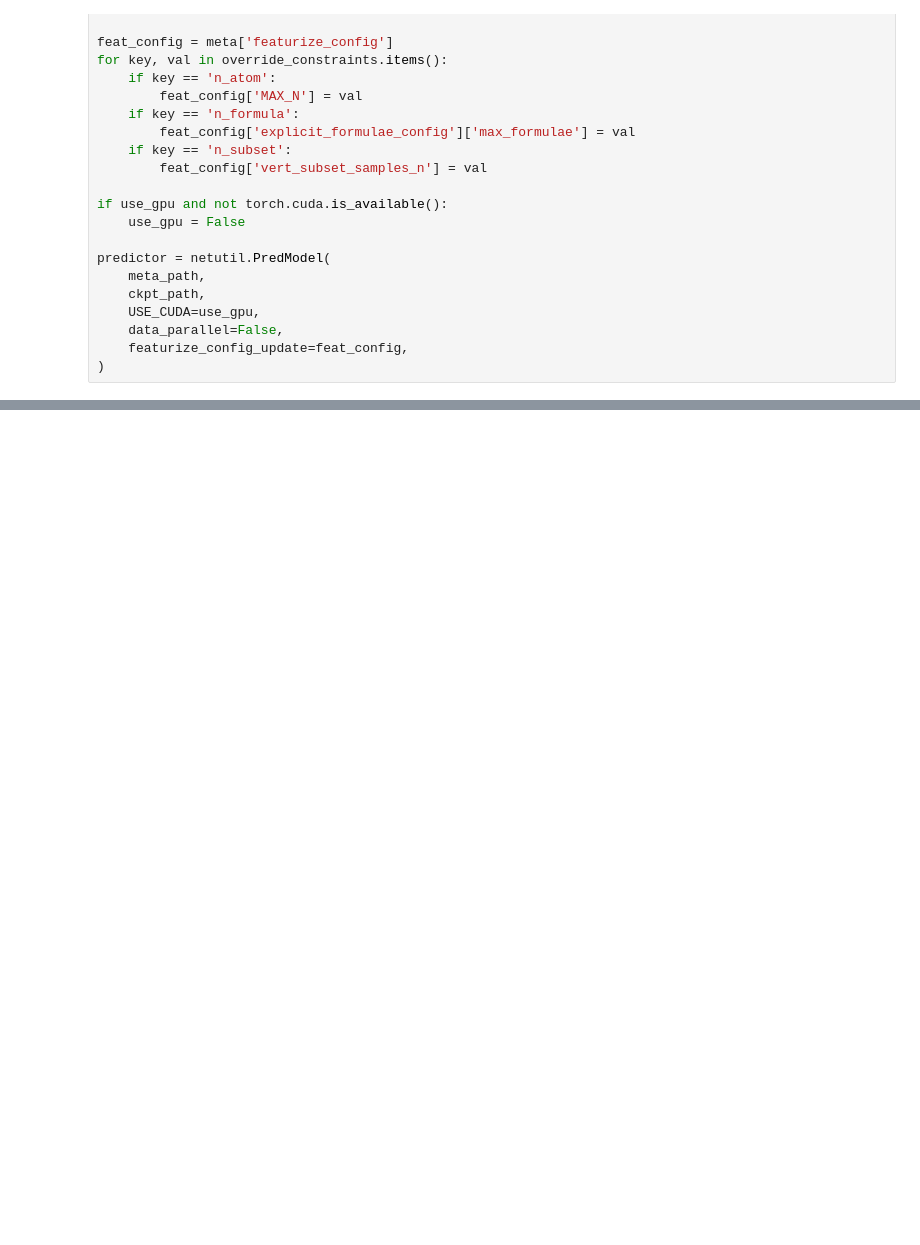
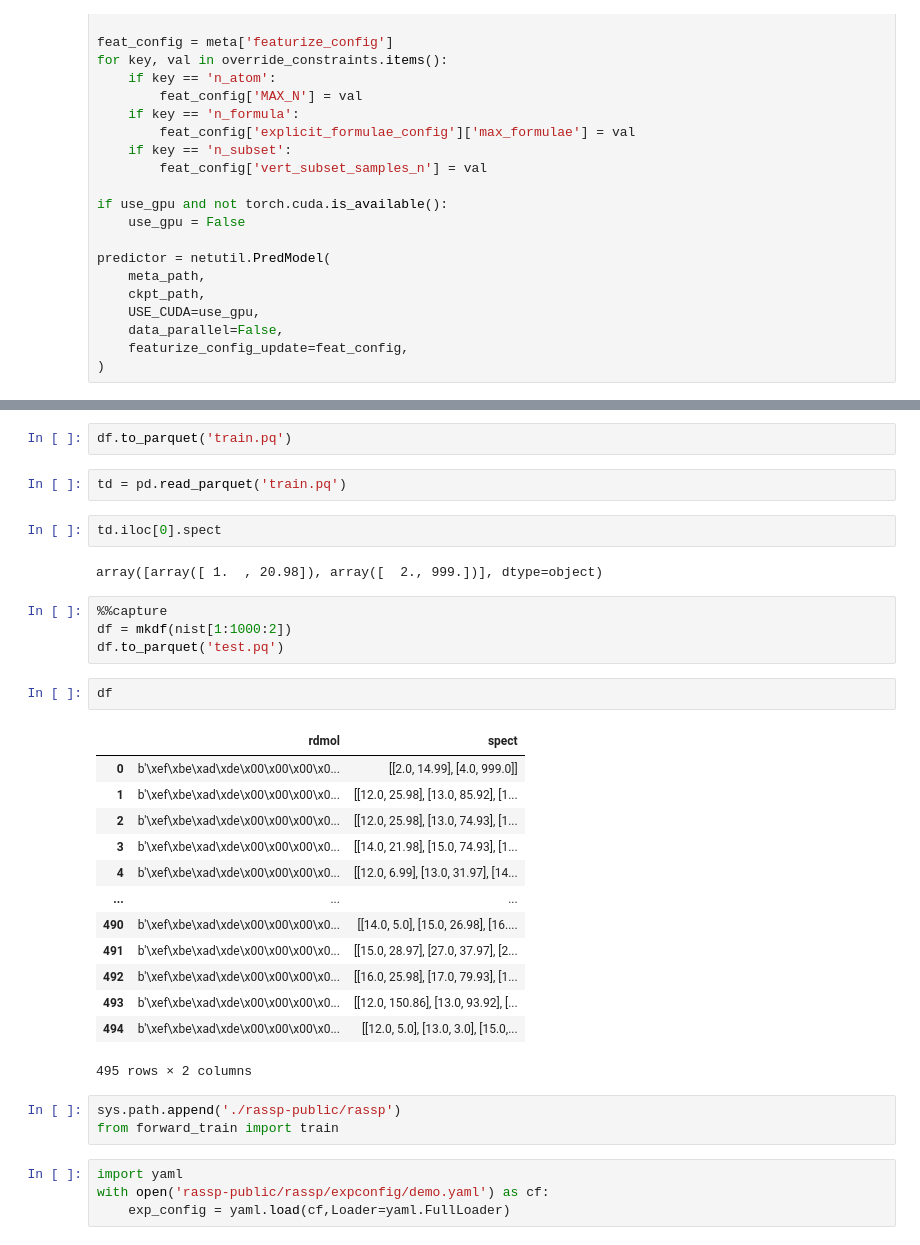
Before and after one commit to ljocha/gc-ms_bart, a Jupyter notebook: rassp-test.ipynb, the cells around one changed output, grey strips where cells are left out. Saved outputs shown, nothing was run; the diff lists cells and outputs as text; blank space fills up the shorter version.

```diff
--- a/rassp-test.ipynb
+++ b/rassp-test.ipynb
@@ -187,0 +314,35 @@ array([[1.2000000e+01, 1.5725836e-05],
+# %%
+df.to_parquet('train.pq')
+# %%
+td = pd.read_parquet('train.pq')
+# %%
+td.iloc[0].spect
+# %% [output]
+array([array([ 1.  , 20.98]), array([  2., 999.])], dtype=object)
+# %%
+%%capture
+df = mkdf(nist[1:1000:2])
+df.to_parquet('test.pq')
+# %%
+df
+# %% [output]
+|  | rdmol | spect |
+| 0 | b'\xef\xbe\xad\xde\x00\x00\x00\x0... | [[2.0, 14.99], [4.0, 999.0]] |
+| 1 | b'\xef\xbe\xad\xde\x00\x00\x00\x0... | [[12.0, 25.98], [13.0, 85.92], [1... |
+| 2 | b'\xef\xbe\xad\xde\x00\x00\x00\x0... | [[12.0, 25.98], [13.0, 74.93], [1... |
+| 3 | b'\xef\xbe\xad\xde\x00\x00\x00\x0... | [[14.0, 21.98], [15.0, 74.93], [1... |
+| 4 | b'\xef\xbe\xad\xde\x00\x00\x00\x0... | [[12.0, 6.99], [13.0, 31.97], [14... |
+| ... | ... | ... |
+| 490 | b'\xef\xbe\xad\xde\x00\x00\x00\x0... | [[14.0, 5.0], [15.0, 26.98], [16.... |
+| 491 | b'\xef\xbe\xad\xde\x00\x00\x00\x0... | [[15.0, 28.97], [27.0, 37.97], [2... |
+| 492 | b'\xef\xbe\xad\xde\x00\x00\x00\x0... | [[16.0, 25.98], [17.0, 79.93], [1... |
+| 493 | b'\xef\xbe\xad\xde\x00\x00\x00\x0... | [[12.0, 150.86], [13.0, 93.92], [... |
+| 494 | b'\xef\xbe\xad\xde\x00\x00\x00\x0... | [[12.0, 5.0], [13.0, 3.0], [15.0,... |
+495 rows × 2 columns
+# %%
+sys.path.append('./rassp-public/rassp')
+from forward_train import train
+# %%
+import yaml
+with open('rassp-public/rassp/expconfig/demo.yaml') as cf:
+    exp_config = yaml.load(cf,Loader=yaml.FullLoader)
```
Also changed, not shown: parts of 26 cells of this notebook.
